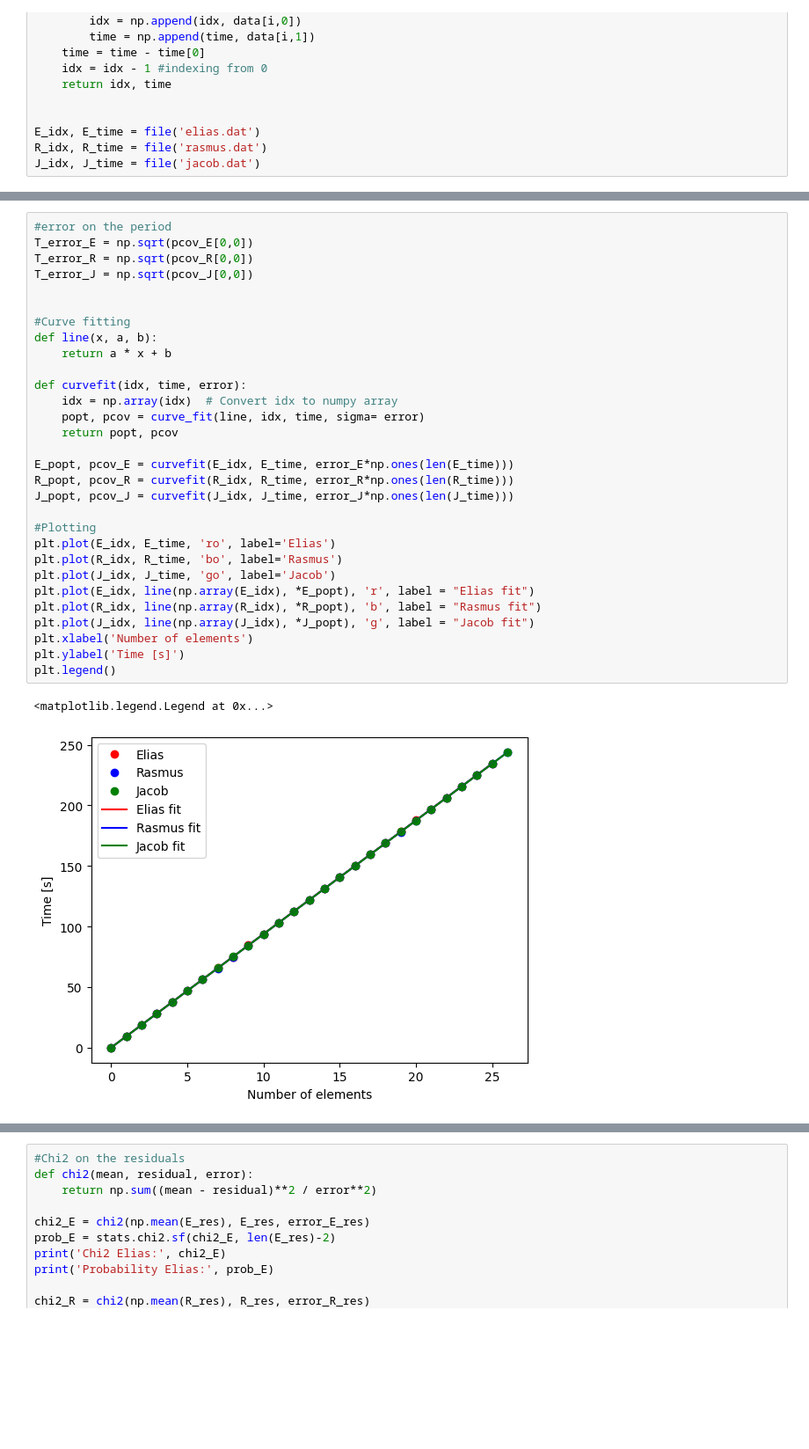
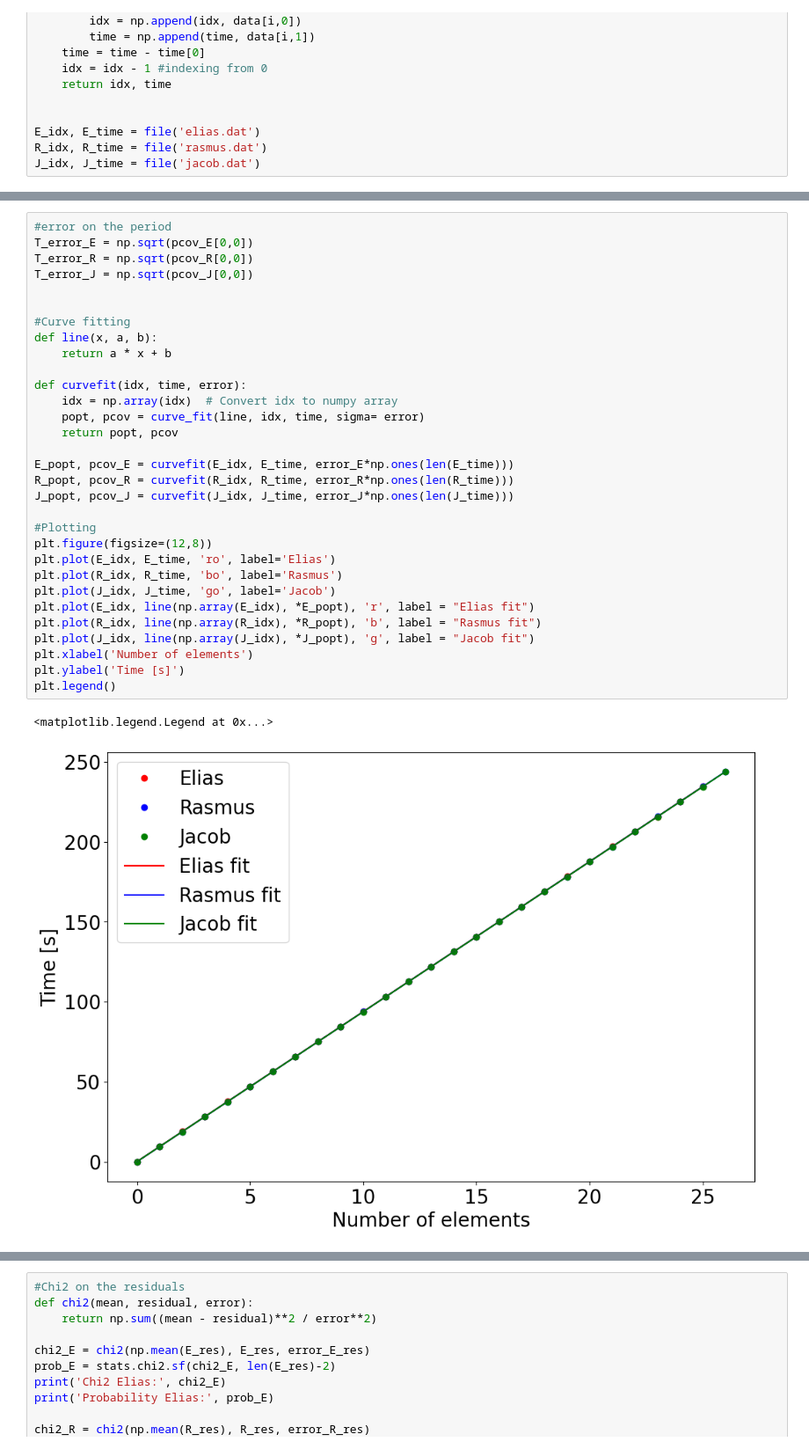
Before and after one commit to EliasBS/AppStat2024, a Jupyter notebook: Project/Pendulum/Data/DataBehandling.ipynb, the cells around one changed output, grey strips where cells are left out. Shown: that part at 88% size. Cells and saved outputs as stored; diff of their text form; blank space fills up the shorter version.

```diff
--- a/Project/Pendulum/Data/DataBehandling.ipynb
+++ b/Project/Pendulum/Data/DataBehandling.ipynb
@@ -107,34 +107,35 @@ plt.show()
 T_error_E = np.sqrt(pcov_E[0,0])
 T_error_R = np.sqrt(pcov_R[0,0])
 T_error_J = np.sqrt(pcov_J[0,0])
 
 
 #Curve fitting
 def line(x, a, b):
     return a * x + b
 
 def curvefit(idx, time, error):
     idx = np.array(idx)  # Convert idx to numpy array
     popt, pcov = curve_fit(line, idx, time, sigma= error)
     return popt, pcov
 
 E_popt, pcov_E = curvefit(E_idx, E_time, error_E*np.ones(len(E_time)))
 R_popt, pcov_R = curvefit(R_idx, R_time, error_R*np.ones(len(R_time)))
 J_popt, pcov_J = curvefit(J_idx, J_time, error_J*np.ones(len(J_time)))
 
 #Plotting
+plt.figure(figsize=(12,8))
 plt.plot(E_idx, E_time, 'ro', label='Elias')
 plt.plot(R_idx, R_time, 'bo', label='Rasmus')
 plt.plot(J_idx, J_time, 'go', label='Jacob')
 plt.plot(E_idx, line(np.array(E_idx), *E_popt), 'r', label = "Elias fit")
 plt.plot(R_idx, line(np.array(R_idx), *R_popt), 'b', label = "Rasmus fit")
 plt.plot(J_idx, line(np.array(J_idx), *J_popt), 'g', label = "Jacob fit")
 plt.xlabel('Number of elements')
 plt.ylabel('Time [s]')
 plt.legend()
 # %% [output]
 <matplotlib.legend.Legend at 0x...>
-[figure, old version]
+[figure, new version]
 # %%
 E_popt, pcov_E = curvefit(E_idx, E_time, error_E*np.ones(len(E_time)))
 
```
Also changed, not shown: parts of 3 cells of this notebook, 5 other files.
